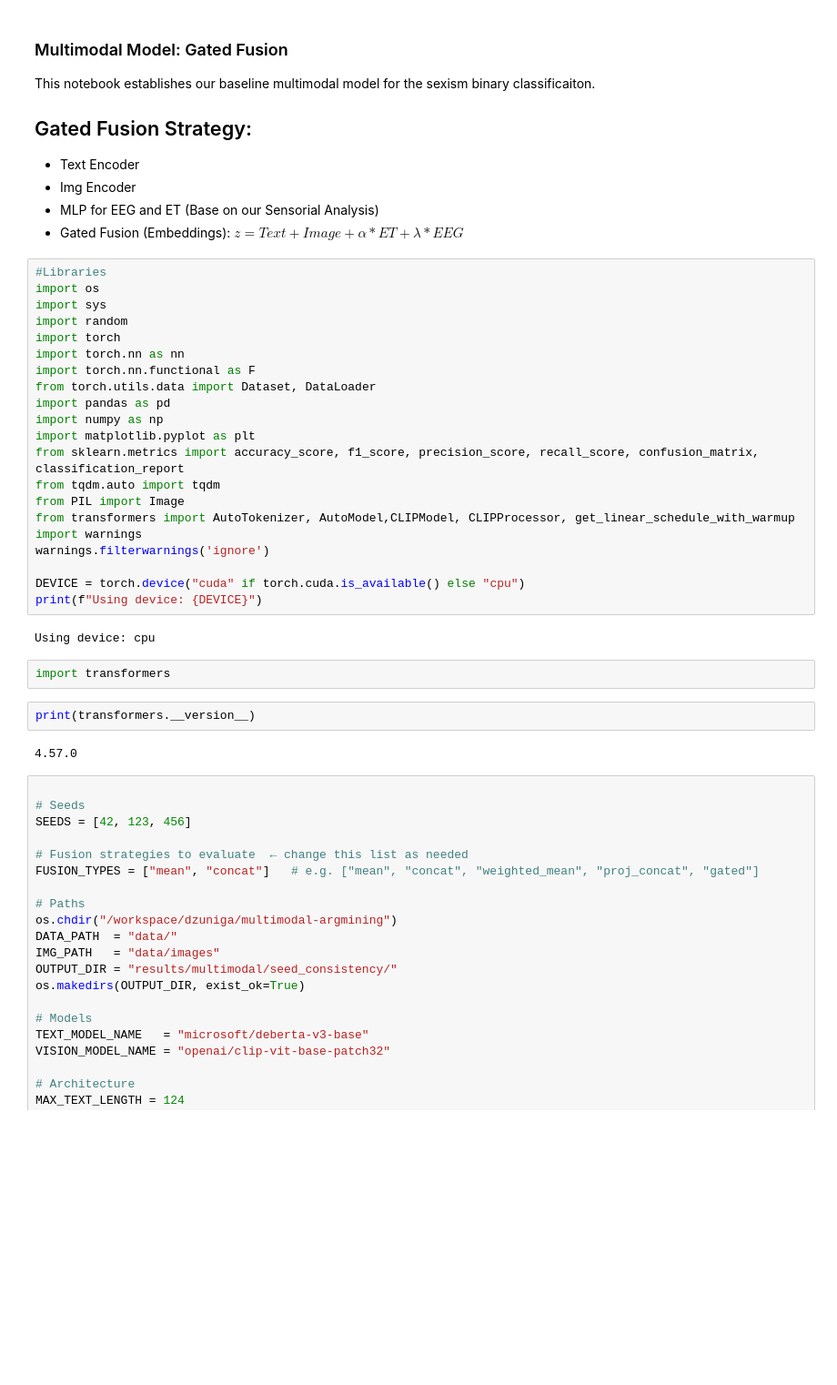
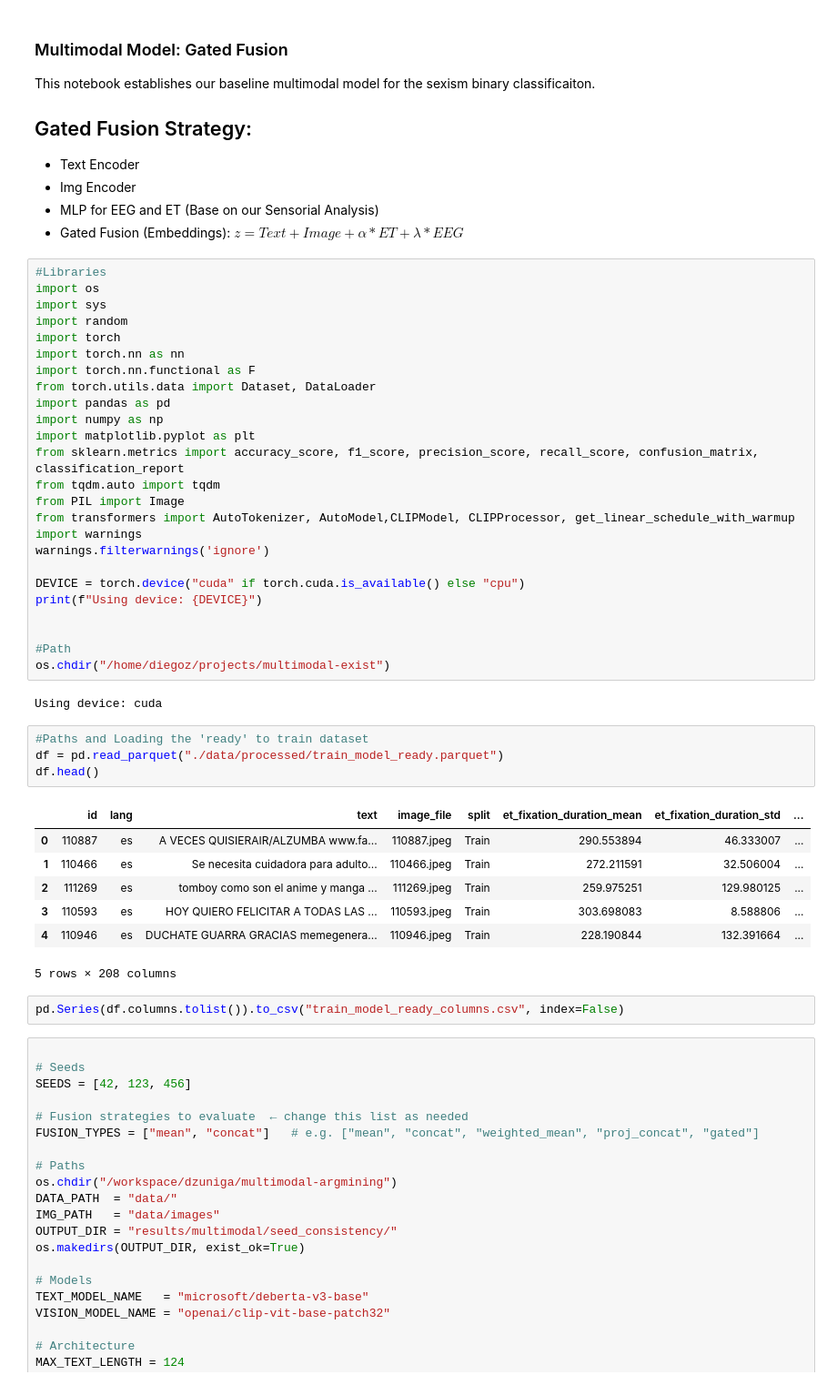
Before and after one commit to DBlassio/multimodal-exist, a Jupyter notebook: notebooks/02_Multimodal_Model.ipynb, the cells around one changed output. Shown at 91% size. Cells and saved outputs as stored; diff of their text form; blank space fills up the shorter version.

Commit message:
multimodal

```diff
--- a/notebooks/02_Multimodal_Model.ipynb
+++ b/notebooks/02_Multimodal_Model.ipynb
@@ -29,14 +29,26 @@ warnings.filterwarnings('ignore')
 
 DEVICE = torch.device("cuda" if torch.cuda.is_available() else "cpu")
 print(f"Using device: {DEVICE}")
+
+
+#Path
+os.chdir("/home/diegoz/projects/multimodal-exist")
 # %% [output]
-Using device: cpu
+Using device: cuda
-# %%
-import transformers
-# %%
-print(transformers.__version__)
-# %% [output]
-4.57.0
+# %%
+#Paths and Loading the 'ready' to train dataset
+df = pd.read_parquet("./data/processed/train_model_ready.parquet")
+df.head()
+# %% [output]
+|  | id | lang | text | image_file | split | et_fixation_duration_mean | et_fixation_duration_std | ... |
+| 0 | 110887 | es | A VECES QUISIERAIR/ALZUMBA www.fa... | 110887.jpeg | Train | 290.553894 | 46.333007 | ... |
+| 1 | 110466 | es | Se necesita cuidadora para adulto... | 110466.jpeg | Train | 272.211591 | 32.506004 | ... |
+| 2 | 111269 | es | tomboy como son el anime y manga ... | 111269.jpeg | Train | 259.975251 | 129.980125 | ... |
+| 3 | 110593 | es | HOY QUIERO FELICITAR A TODAS LAS ... | 110593.jpeg | Train | 303.698083 | 8.588806 | ... |
+| 4 | 110946 | es | DUCHATE GUARRA GRACIAS memegenera... | 110946.jpeg | Train | 228.190844 | 132.391664 | ... |
+5 rows × 208 columns
+# %%
+pd.Series(df.columns.tolist()).to_csv("train_model_ready_columns.csv", index=False)
 # %%
 
 # Seeds
```
Also changed, not shown: 1 other file.
